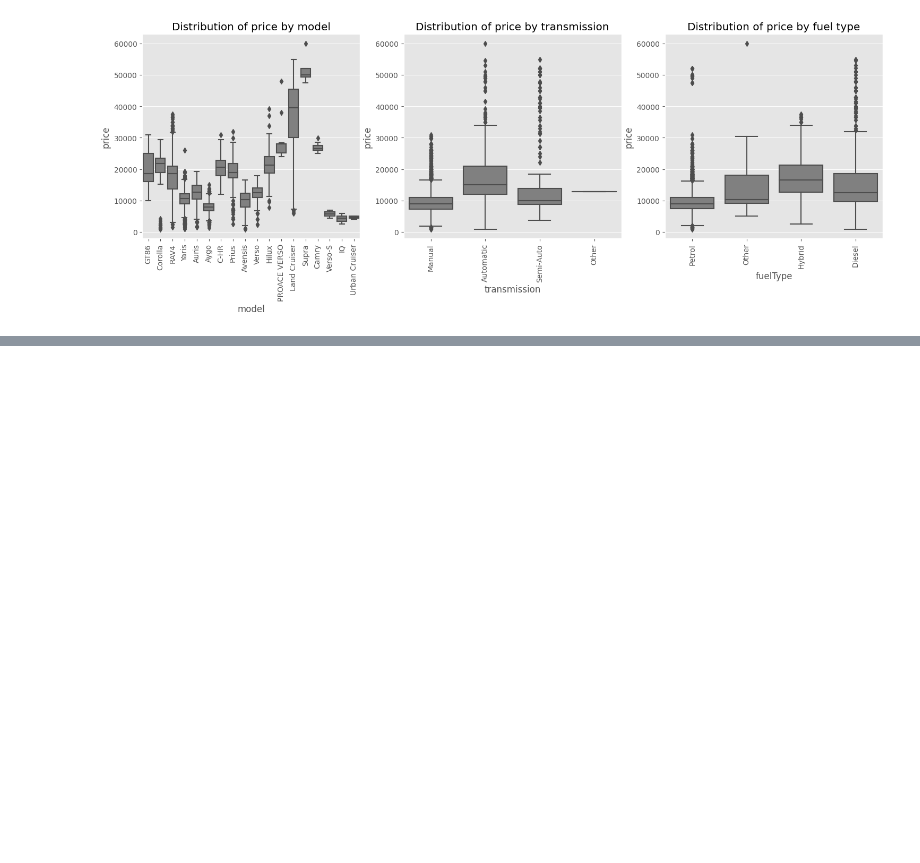
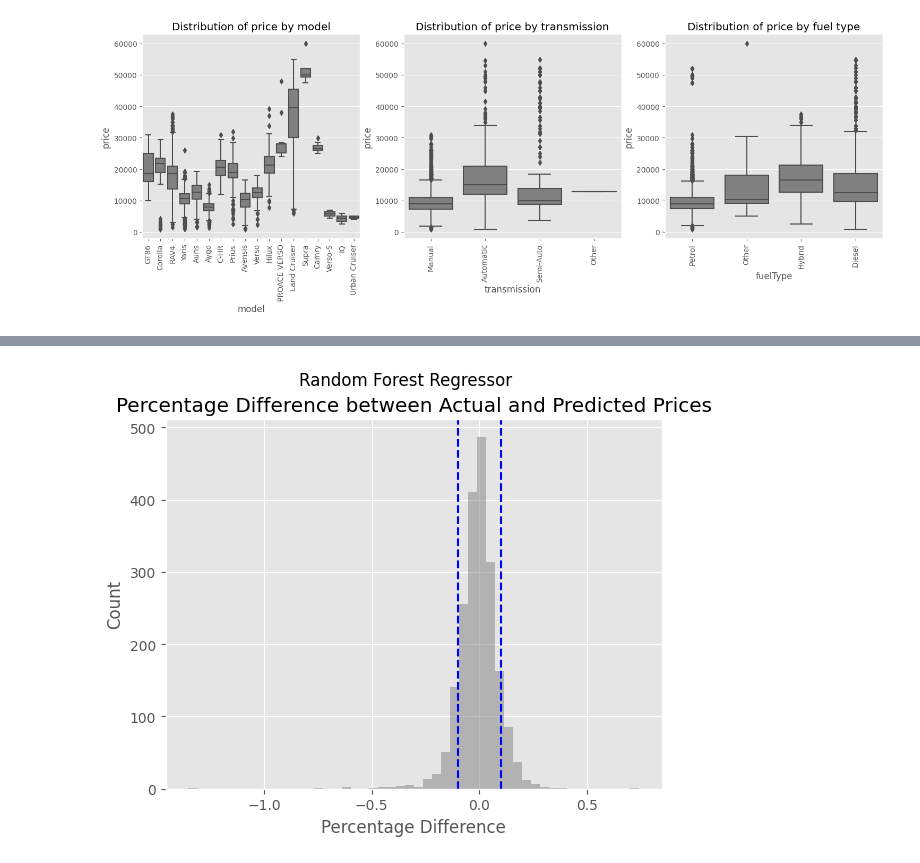
Before and after one commit to Julio-M-Siqueira/UK_Used_Car, a Jupyter notebook: notebook.ipynb, the cells around one changed output, grey strips where cells are left out. Cells and saved outputs as stored; diff of their text form; code cells hidden in the pictures; blank space fills up the shorter version.

```diff
--- a/notebook.ipynb
+++ b/notebook.ipynb
@@ -160,0 +292,11 @@ plt.show()
+# %%
+plt.hist(diff_tree, bins=50, color='gray', alpha=.5)
+plt.axvline(x=0.1, color='b', linestyle='--', label='+/- 10% range')
+plt.axvline(x=-0.1, color='b', linestyle='--')
+plt.title('Percentage Difference between Actual and Predicted Prices')
+plt.suptitle('Random Forest Regressor')
+plt.xlabel('Percentage Difference')
+plt.ylabel('Count')
+plt.show()
+# %% [output]
+[figure, added]
```
Also changed, not shown: parts of 18 cells of this notebook.
